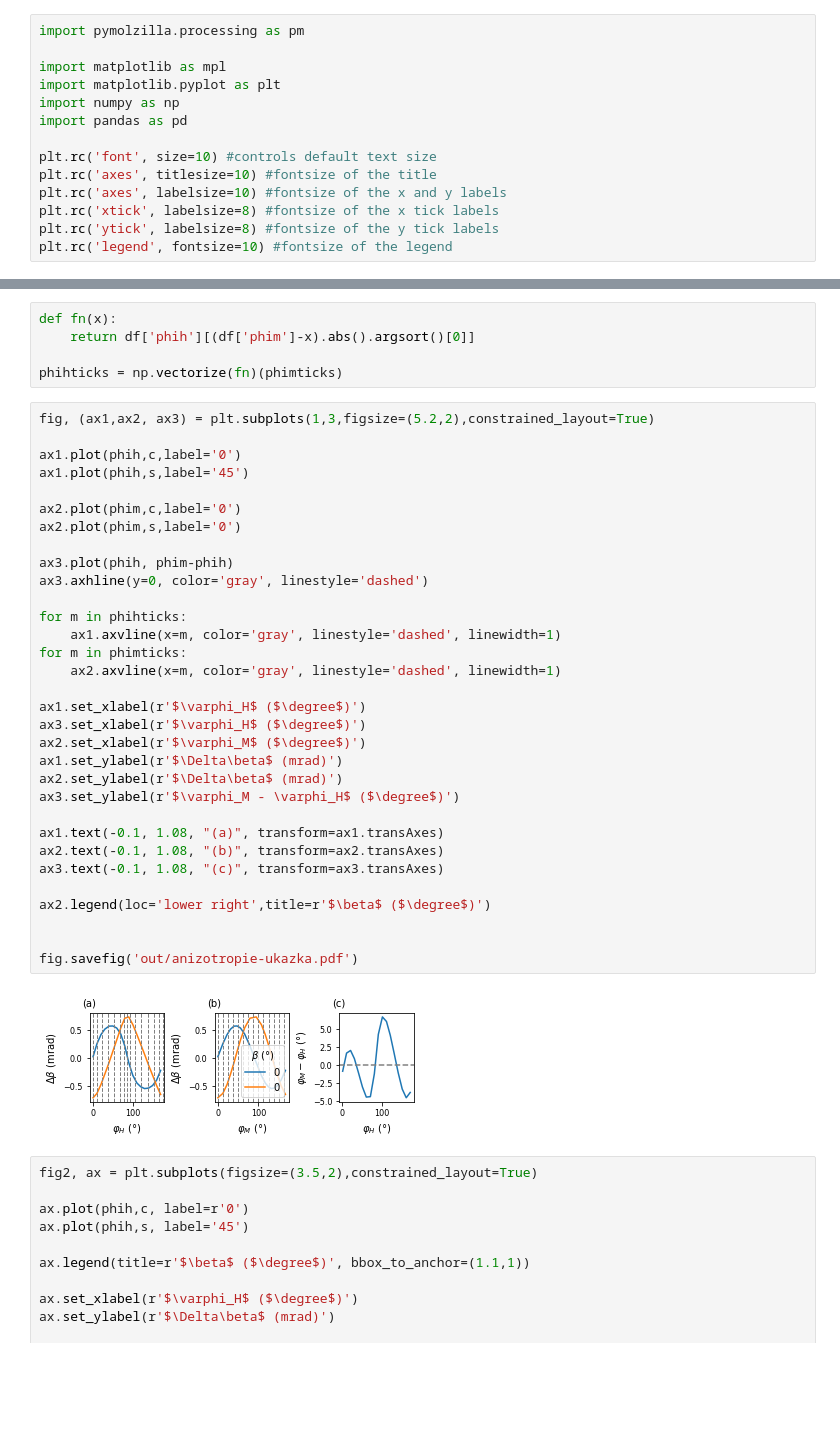
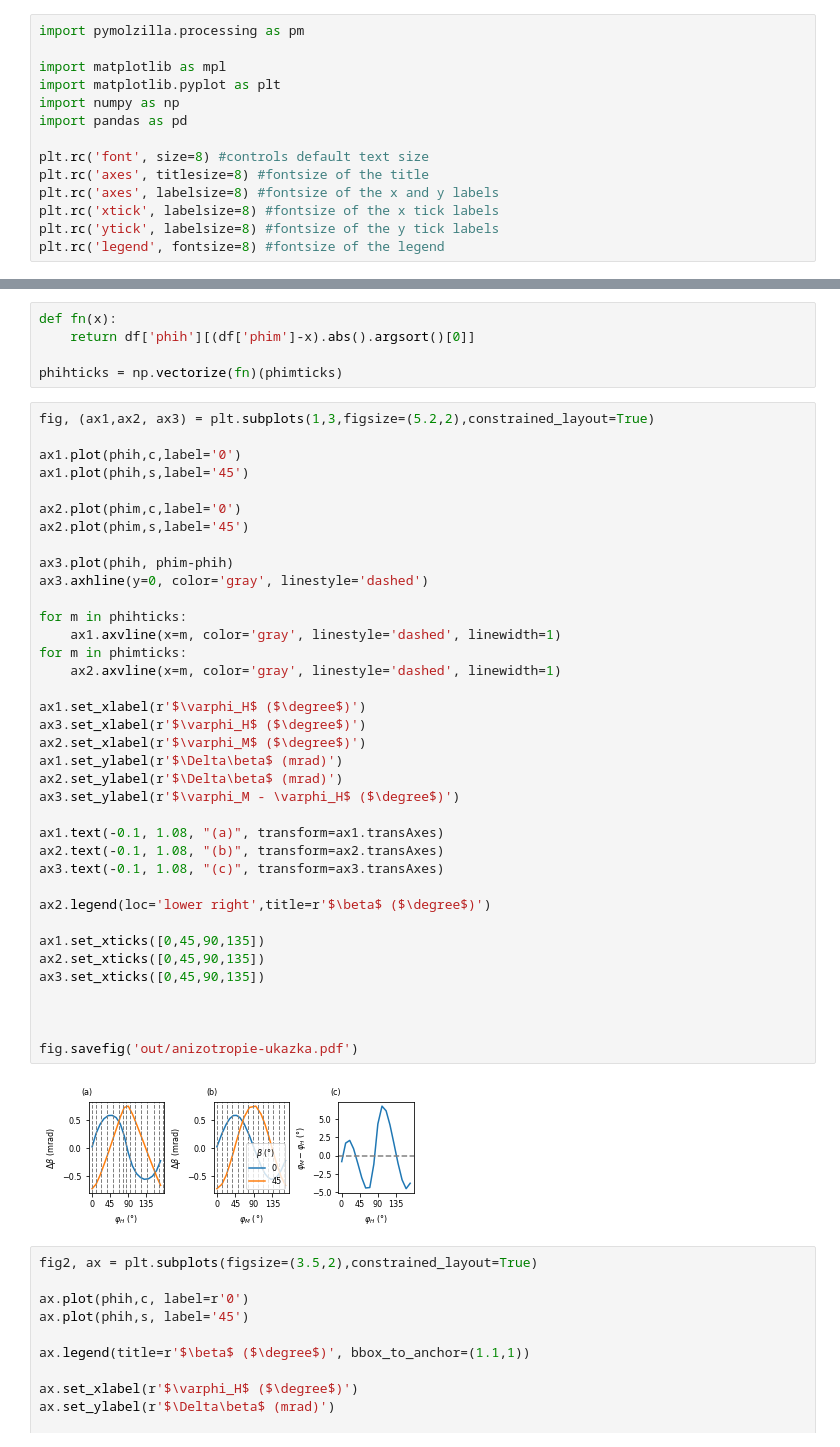
Before and after one commit to vladidobro/thesis, a Jupyter notebook: data/mag-pmld-ukazka.ipynb, the cells around one changed output, grey strips where cells are left out. Cells and saved outputs as stored; diff of their text form; blank space fills up the shorter version.

```diff
--- a/data/mag-pmld-ukazka.ipynb
+++ b/data/mag-pmld-ukazka.ipynb
@@ -6,12 +6,12 @@ import matplotlib.pyplot as plt
 import numpy as np
 import pandas as pd
 
-plt.rc('font', size=10) #controls default text size
-plt.rc('axes', titlesize=10) #fontsize of the title
-plt.rc('axes', labelsize=10) #fontsize of the x and y labels
+plt.rc('font', size=8) #controls default text size
+plt.rc('axes', titlesize=8) #fontsize of the title
+plt.rc('axes', labelsize=8) #fontsize of the x and y labels
 plt.rc('xtick', labelsize=8) #fontsize of the x tick labels
 plt.rc('ytick', labelsize=8) #fontsize of the y tick labels
-plt.rc('legend', fontsize=10) #fontsize of the legend
+plt.rc('legend', fontsize=8) #fontsize of the legend
 # %%
 f = pm.cofe_room_t()
 f.load()
@@ -63,35 +63,40 @@ fig, (ax1,ax2, ax3) = plt.subplots(1,3,figsize=(5.2,2),constrained_layout=True)
 
 ax1.plot(phih,c,label='0')
 ax1.plot(phih,s,label='45')
 
 ax2.plot(phim,c,label='0')
-ax2.plot(phim,s,label='0')
+ax2.plot(phim,s,label='45')
 
 ax3.plot(phih, phim-phih)
 ax3.axhline(y=0, color='gray', linestyle='dashed')
 
 for m in phihticks:
     ax1.axvline(x=m, color='gray', linestyle='dashed', linewidth=1)
 for m in phimticks:
     ax2.axvline(x=m, color='gray', linestyle='dashed', linewidth=1)
 
 ax1.set_xlabel(r'$\varphi_H$ ($\degree$)')
 ax3.set_xlabel(r'$\varphi_H$ ($\degree$)')
 ax2.set_xlabel(r'$\varphi_M$ ($\degree$)')
 ax1.set_ylabel(r'$\Delta\beta$ (mrad)')
 ax2.set_ylabel(r'$\Delta\beta$ (mrad)')
 ax3.set_ylabel(r'$\varphi_M - \varphi_H$ ($\degree$)')
 
 ax1.text(-0.1, 1.08, "(a)", transform=ax1.transAxes)
 ax2.text(-0.1, 1.08, "(b)", transform=ax2.transAxes)
 ax3.text(-0.1, 1.08, "(c)", transform=ax3.transAxes)
 
 ax2.legend(loc='lower right',title=r'$\beta$ ($\degree$)')
 
+ax1.set_xticks([0,45,90,135])
+ax2.set_xticks([0,45,90,135])
+ax3.set_xticks([0,45,90,135])
+
+
 
 fig.savefig('out/anizotropie-ukazka.pdf')
 # %% [output]
-[figure, old version]
+[figure, new version]
 # %%
 fig2, ax = plt.subplots(figsize=(3.5,2),constrained_layout=True)
 
```
Also changed, not shown: 4 other files.
